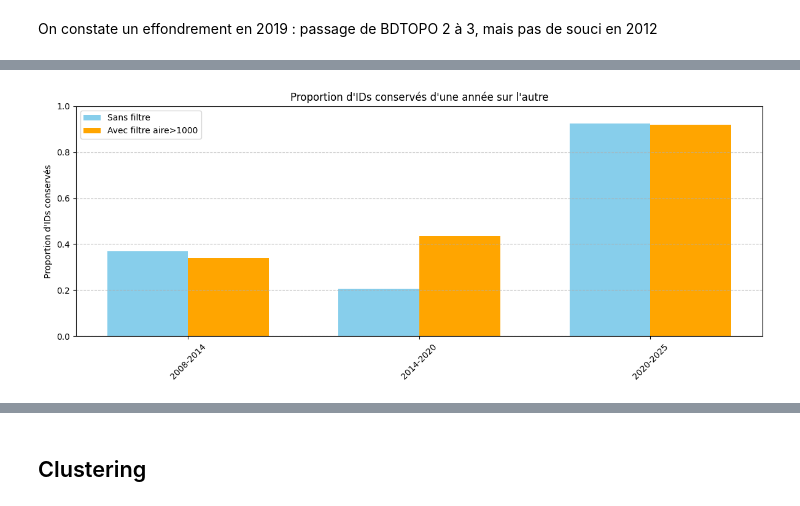
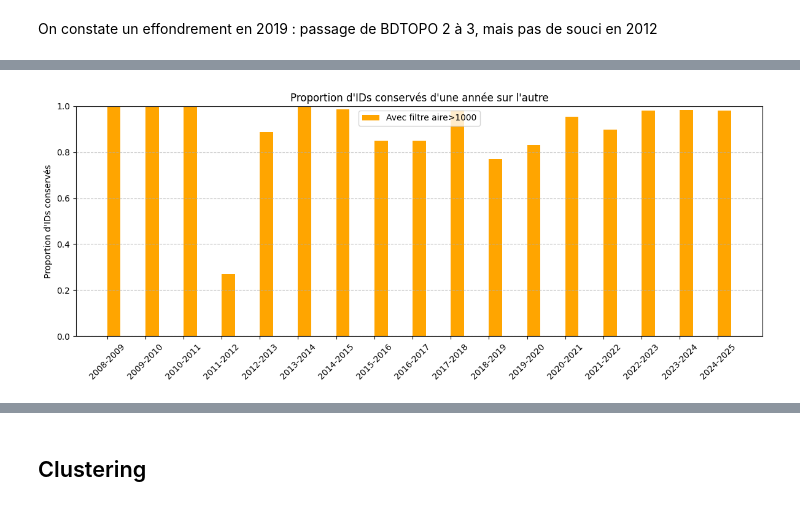
Before and after one commit to xdalp/projet3A, a Jupyter notebook: stat_desc.ipynb, the cells around one changed output, grey strips where cells are left out. Saved outputs shown, nothing was run; the diff lists cells and outputs as text; code cells hidden in the pictures.

Commit message:
L'enquête BDTOPO continue

```diff
--- a/stat_desc.ipynb
+++ b/stat_desc.ipynb
@@ -55,4 +55,6 @@ gdf=load_gpkg("BDTOPO/BDTOPO_BATI_merge_dep_61_80.gpkg")
 Téléchargement depuis mgarbe/BDTOPO/BDTOPO_BATI_merge_dep_61_80.gpkg ...
 Chargement réussi (6335672 lignes)
 # %%
-gdf=gdf[gdf['Annee'].isin([2008,2014,2020,2025])]
+#gdf=gdf[gdf['Annee'].isin([2008,2014,2020,2025])]
+#sauv=gdf.copy()
+gdf=sauv.copy()
@@ -66,3 +65,12 @@ Index(['ID', 'Annee', 'Dep', 'ORIGIN_BAT', 'NATURE', 'HAUTEUR', 'USAGE1',
+# %%
+gdf = gdf[
+    (gdf["Dep"] == 62) #&
+    #(gdf["ORIGIN_BAT"].isin(["Imagerie aérienne", "BDTopo"]))
+    #(gdf["ORIGIN_BAT"].isin(["Cadastre"]))
+]
+
+gdf=gdf[gdf.geometry.area > 1000].copy()
+#gdf=gdf[gdf["Dep"] == 62]
 # %% [markdown]
 ## Etude du panel
 # %% [markdown]
@@ -87,41 +120,42 @@ plt.show()
 # %%
 def calcul_retention(df):
     annees = sorted(df['Annee'].unique())
     retention = {}
+
     for i in range(len(annees) - 1):
-        annee_t = annees[i]
-        annee_t1 = annees[i + 1]
+        annee_prev = annees[i]
+        annee_t = annees[i + 1]
+
+        ids_prev = set(df.loc[df['Annee'] == annee_prev, 'ID'])
         ids_t = set(df.loc[df['Annee'] == annee_t, 'ID'])
-        ids_t1 = set(df.loc[df['Annee'] == annee_t1, 'ID'])
-        proportion = len(ids_t & ids_t1) / len(ids_t) if len(ids_t) > 0 else None
-        retention[f"{annee_t}-{annee_t1}"] = proportion
+
+        # proportion des IDs en t déjà présentes en t-1
+        proportion = len(ids_t & ids_prev) / len(ids_t) if len(ids_t) > 0 else None
+
+        retention[f"{annees[i]}-{annees[i+1]}"] = proportion
+
     return retention
 
 
-temp = gdf[gdf.geometry.area > 1000].copy()
-
-retention_temp = calcul_retention(temp)
 retention_full = calcul_retention(gdf)
 
 df_retention = pd.DataFrame({
     "Transition": list(retention_full.keys()),
-    "Sans_filtre": list(retention_full.values()),
-    "Avec_filtre": [retention_temp.get(k, None) for k in retention_full.keys()]
+    "Avec_filtre": list(retention_full.values())
 })
 
 #plot
 x = range(len(df_retention))
 width = 0.35
 plt.figure(figsize=(12,5))
-plt.bar([i - width/2 for i in x], df_retention["Sans_filtre"], width=width, label='Sans filtre', color='skyblue')
 plt.bar([i + width/2 for i in x], df_retention["Avec_filtre"], width=width, label='Avec filtre aire>1000',  color='orange')
 plt.xticks(x, df_retention["Transition"], rotation=45)
 plt.ylabel("Proportion d'IDs conservés")
 plt.title("Proportion d'IDs conservés d'une année sur l'autre")
 plt.ylim(0,1)
 plt.grid(axis='y', linestyle='--', alpha=0.7)
 plt.legend()
 plt.tight_layout()
 plt.show()
 # %% [output]
-[figure, old version]
+[figure, new version]
```
Also changed, not shown: parts of 10 cells of this notebook.
